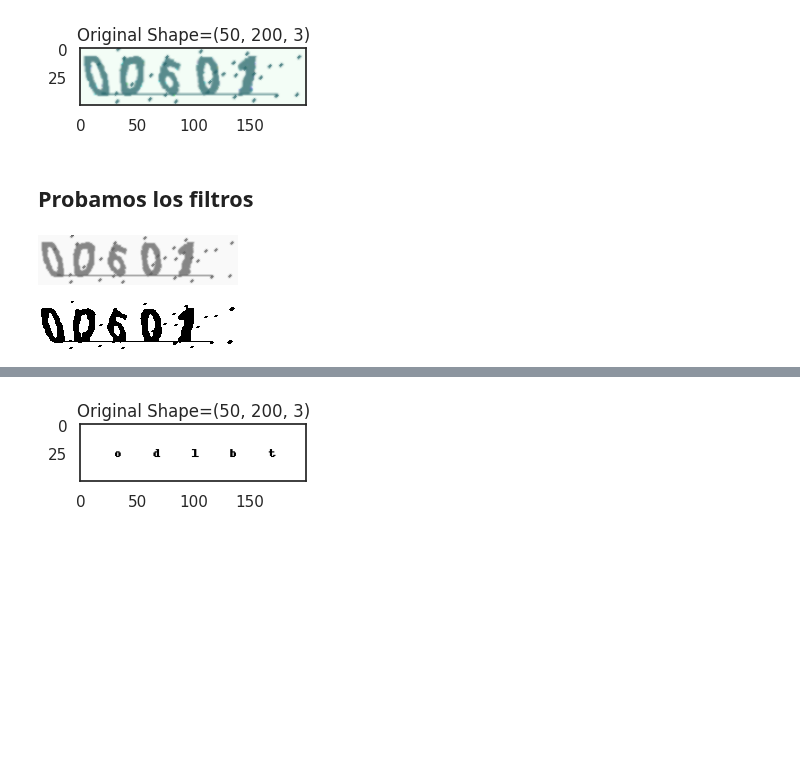
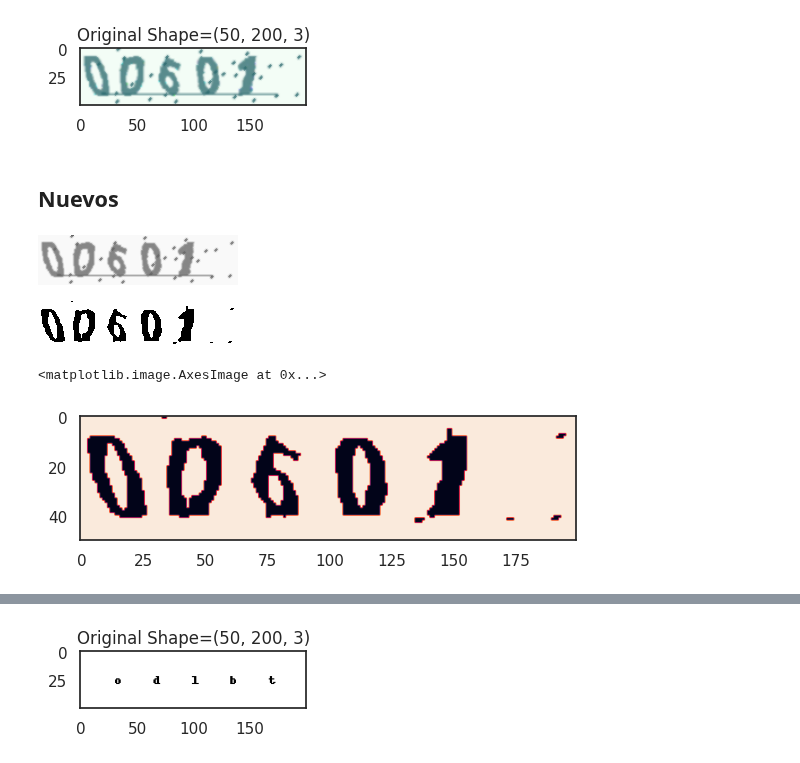
Before and after one commit to cabamarcos/Captcha_recognition, a Jupyter notebook: solofaltantes.ipynb, the cells around one changed output, grey strips where cells are left out. Cells and saved outputs as stored; diff of their text form; code cells hidden in the pictures; blank space fills up the shorter version.

```diff
--- a/solofaltantes.ipynb
+++ b/solofaltantes.ipynb
@@ -574,18 +574,22 @@ plt.title('Original Shape=' + str(img.shape))
 plt.show()
 # %% [output]
 [figure]
-# %% [markdown]
-## Probamos los filtros
+# %% [markdown]
+## Nuevos
 # %%
-im = cv2.imread(str('Nuevos/00601.png'), 0)
+im = cv2.imread(str('Nuevos/oo6o1.png'), 0)
 cv2_imshow(im)
 # Aplicar un umbral adaptativo a la imagen utilizando el método GAUSSIAN_C
 threshold = cv2.adaptiveThreshold(im, 255, cv2.ADAPTIVE_THRESH_GAUSSIAN_C, cv2.THRESH_BINARY, 199, 5)
 
 # Dilatar la imagen umbralizada utilizando un kernel definido en algún lugar anterior del código
-erosion = cv2.dilate(threshold, kernel, iterations=1)
+erosion = cv2.dilate(threshold, kernel, iterations=2)
 
 cv2_imshow(erosion)
+
+plt.imshow(erosion)
 # %% [output]
 [figure]
-[figure, old version]
+[figure, new version]
+<matplotlib.image.AxesImage at 0x...>
+[figure, added]
```
Also changed, not shown: parts of 19 cells of this notebook.
